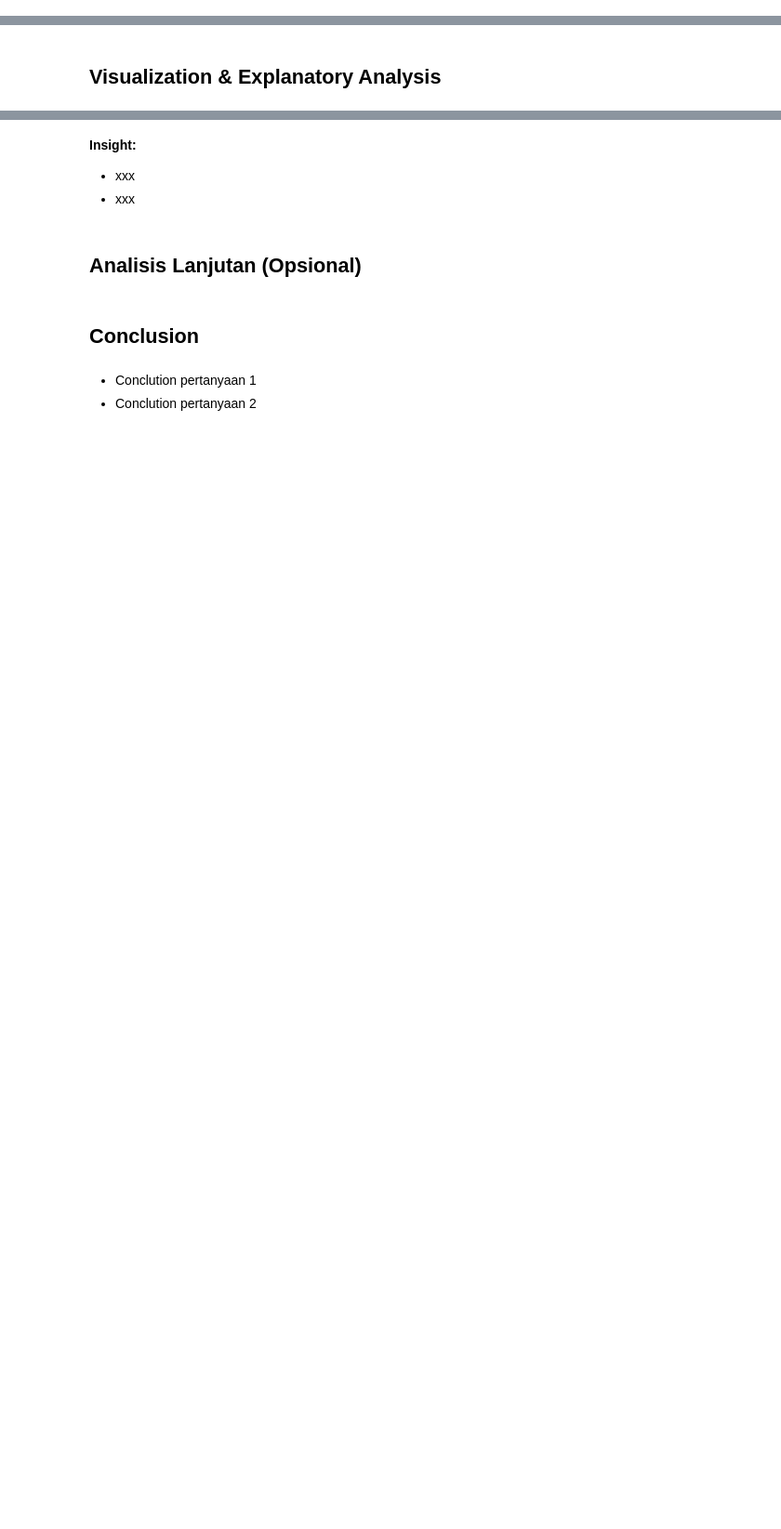
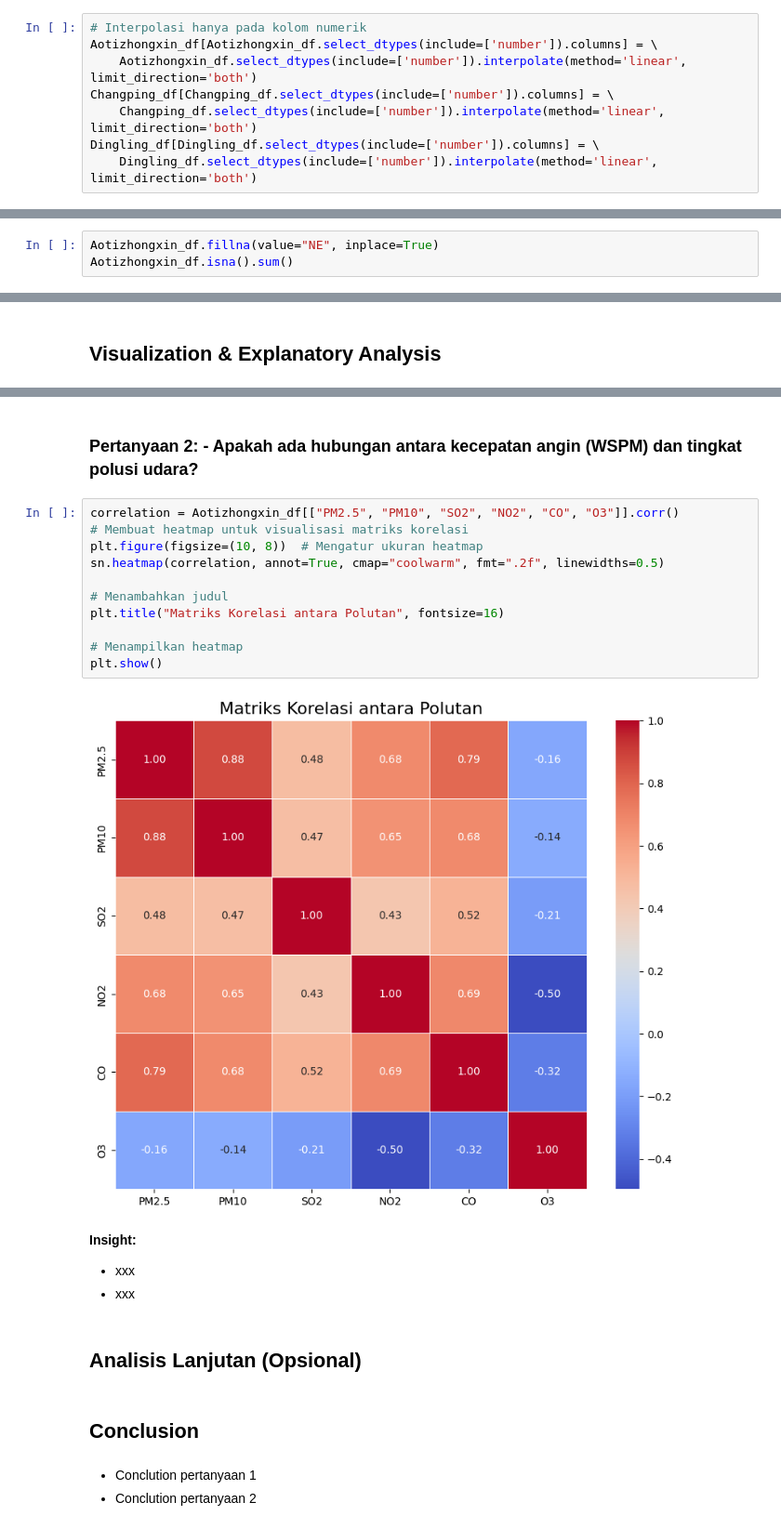
Before and after one commit to rizkybagas557/proyek-analisis-data, a Jupyter notebook: Proyek_Analisis_Data.ipynb, the cells around one changed output, grey strips where cells are left out. Shown at 93% size. Saved outputs shown, nothing was run; the diff lists cells and outputs as text; blank space fills up the shorter version.

```diff
--- a/Proyek_Analisis_Data.ipynb
+++ b/Proyek_Analisis_Data.ipynb
@@ -38,0 +286,8 @@ Aotizhongxin_df = pd.read_csv("E:\OneDrive - Universitas Diponegoro\Programming
+# %%
+# Interpolasi hanya pada kolom numerik
+Aotizhongxin_df[Aotizhongxin_df.select_dtypes(include=['number']).columns] = \
+    Aotizhongxin_df.select_dtypes(include=['number']).interpolate(method='linear', limit_direction='both')
+Changping_df[Changping_df.select_dtypes(include=['number']).columns] = \
+    Changping_df.select_dtypes(include=['number']).interpolate(method='linear', limit_direction='both')
+Dingling_df[Dingling_df.select_dtypes(include=['number']).columns] = \
+    Dingling_df.select_dtypes(include=['number']).interpolate(method='linear', limit_direction='both')
@@ -38,0 +339,3 @@ Aotizhongxin_df = pd.read_csv("E:\OneDrive - Universitas Diponegoro\Programming
+# %%
+Aotizhongxin_df.fillna(value="NE", inplace=True)
+Aotizhongxin_df.isna().sum()
@@ -57,3 +795,18 @@ Aotizhongxin_df = pd.read_csv("E:\OneDrive - Universitas Diponegoro\Programming
+# %% [markdown]
+### Pertanyaan 2: - Apakah ada hubungan antara kecepatan angin (WSPM) dan tingkat polusi udara?
+# %%
+correlation = Aotizhongxin_df[["PM2.5", "PM10", "SO2", "NO2", "CO", "O3"]].corr()
+# Membuat heatmap untuk visualisasi matriks korelasi
+plt.figure(figsize=(10, 8))  # Mengatur ukuran heatmap
+sn.heatmap(correlation, annot=True, cmap="coolwarm", fmt=".2f", linewidths=0.5)
+
+# Menambahkan judul
+plt.title("Matriks Korelasi antara Polutan", fontsize=16)
+
+# Menampilkan heatmap
+plt.show()
+# %% [output]
+[figure, added]
 # %% [markdown]
 **Insight:**
 - xxx
```
Also changed, not shown: parts of 64 cells of this notebook.
